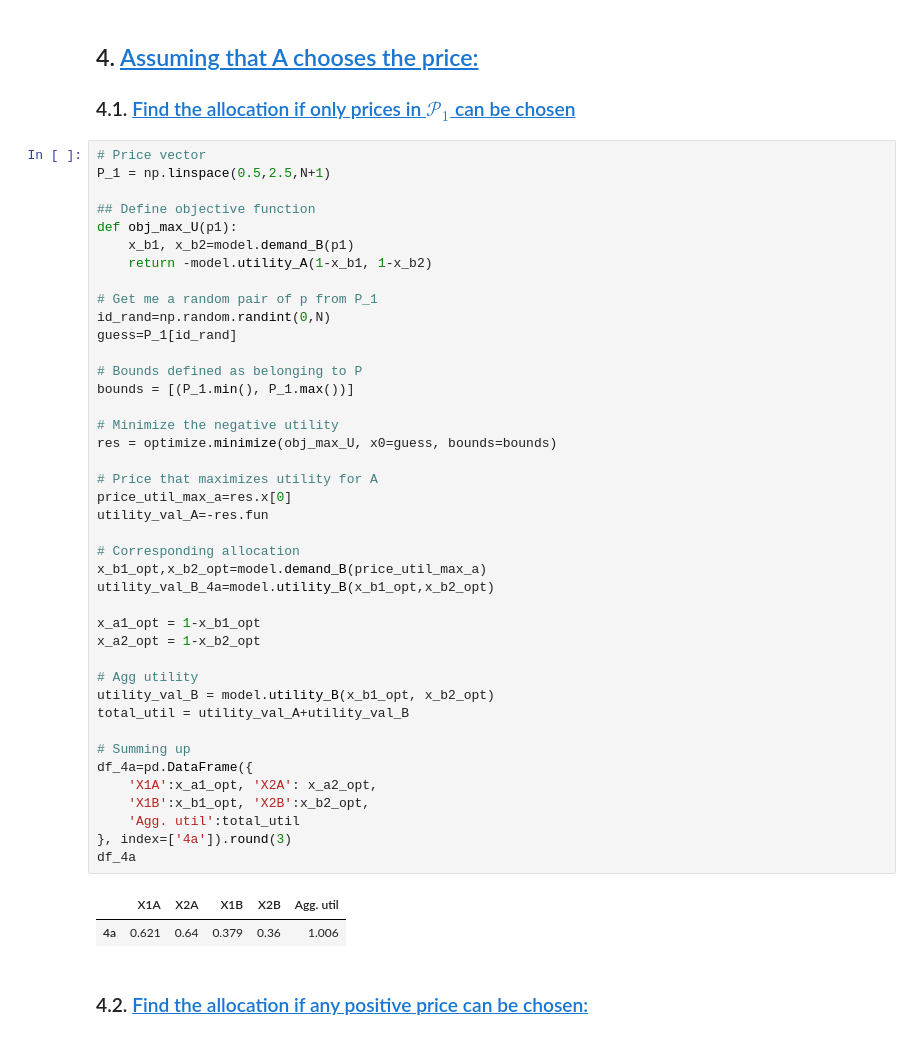
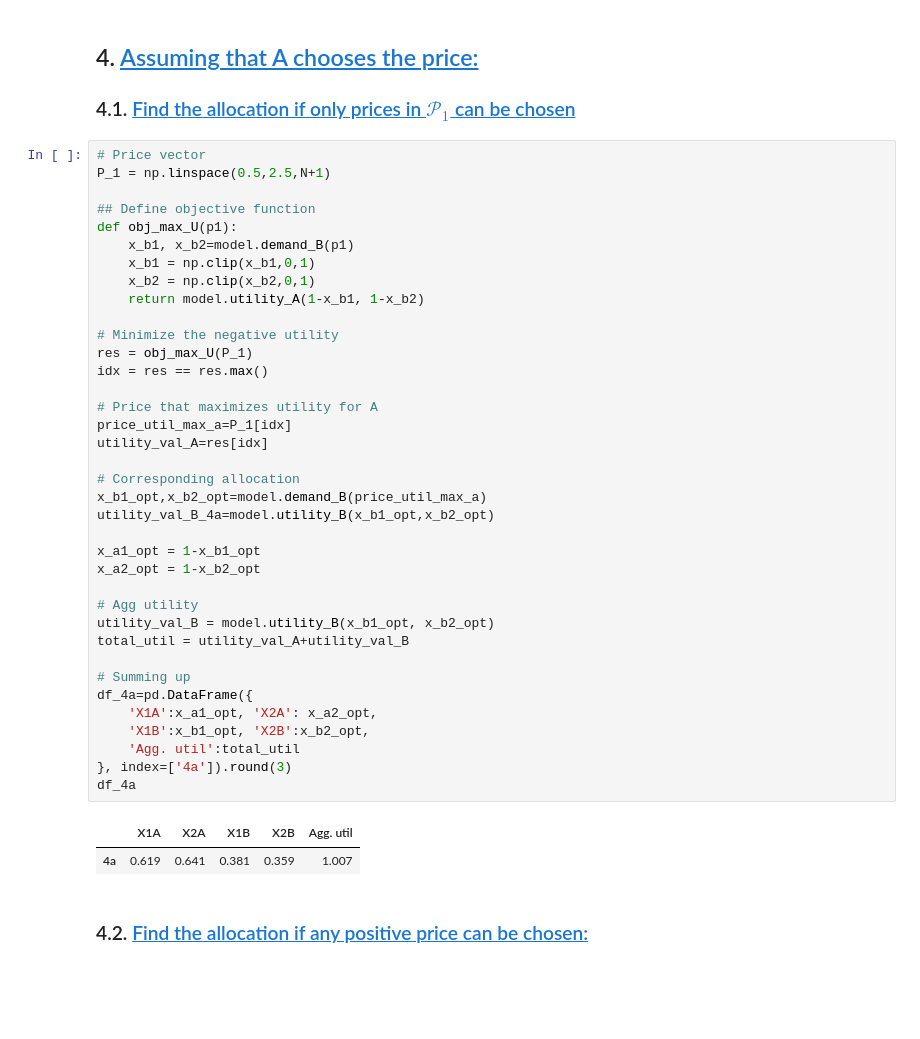
Before and after one commit to NumEconCopenhagen/projects-2024-jbh, a Jupyter notebook: inauguralproject/inauguralproject.ipynb, the cells around one changed output. Saved outputs shown, nothing was run; the diff lists cells and outputs as text; blank space fills up the shorter version.

```diff
--- a/inauguralproject/inauguralproject.ipynb
+++ b/inauguralproject/inauguralproject.ipynb
@@ -171,45 +171,41 @@ Market clearing price p_1 in P_1 is 0.9533333333333334. Exact solution: 0.944444
 P_1 = np.linspace(0.5,2.5,N+1)
 
 ## Define objective function
 def obj_max_U(p1):
     x_b1, x_b2=model.demand_B(p1)
-    return -model.utility_A(1-x_b1, 1-x_b2)
-
-# Get me a random pair of p from P_1
-id_rand=np.random.randint(0,N)
-guess=P_1[id_rand]
-
-# Bounds defined as belonging to P
-bounds = [(P_1.min(), P_1.max())]
+    x_b1 = np.clip(x_b1,0,1)
+    x_b2 = np.clip(x_b2,0,1)
+    return model.utility_A(1-x_b1, 1-x_b2)
 
 # Minimize the negative utility
-res = optimize.minimize(obj_max_U, x0=guess, bounds=bounds)
+res = obj_max_U(P_1)
+idx = res == res.max()
 
 # Price that maximizes utility for A
-price_util_max_a=res.x[0]
-utility_val_A=-res.fun
+price_util_max_a=P_1[idx]
+utility_val_A=res[idx]
 
 # Corresponding allocation
 x_b1_opt,x_b2_opt=model.demand_B(price_util_max_a)
 utility_val_B_4a=model.utility_B(x_b1_opt,x_b2_opt)
 
 x_a1_opt = 1-x_b1_opt
 x_a2_opt = 1-x_b2_opt
 
 # Agg utility
 utility_val_B = model.utility_B(x_b1_opt, x_b2_opt)
 total_util = utility_val_A+utility_val_B
 
 # Summing up
 df_4a=pd.DataFrame({
     'X1A':x_a1_opt, 'X2A': x_a2_opt,
     'X1B':x_b1_opt, 'X2B':x_b2_opt,
     'Agg. util':total_util
 }, index=['4a']).round(3)
 df_4a
 # %% [output]
 |  | X1A | X2A | X1B | X2B | Agg. util |
-| 4a | 0.621 | 0.64 | 0.379 | 0.36 | 1.006 |
+| 4a | 0.619 | 0.641 | 0.381 | 0.359 | 1.007 |
 # %% [markdown]
 ### 4.2. <a id='toc4_2_'></a>[Find the allocation if any positive price can be chosen:](#toc0_)
 # %%
```
Also changed, not shown: parts of 11 cells of this notebook, 1 other file.
